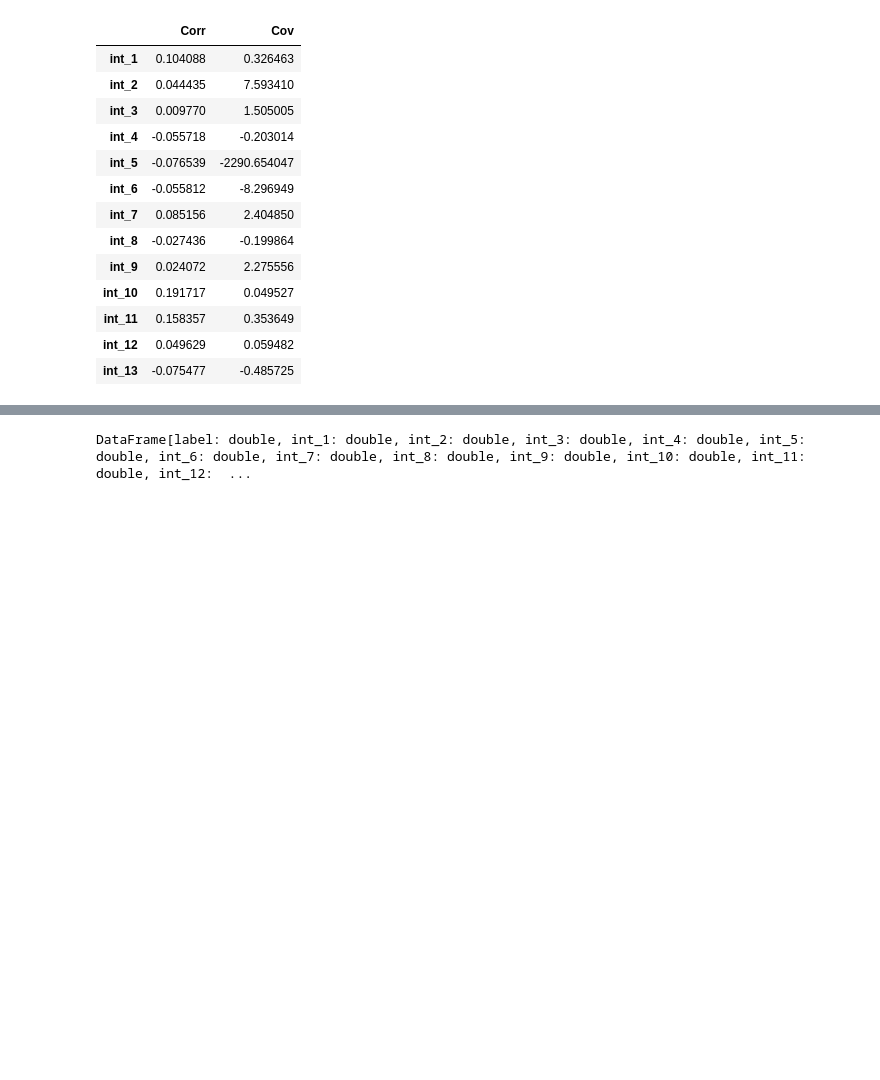
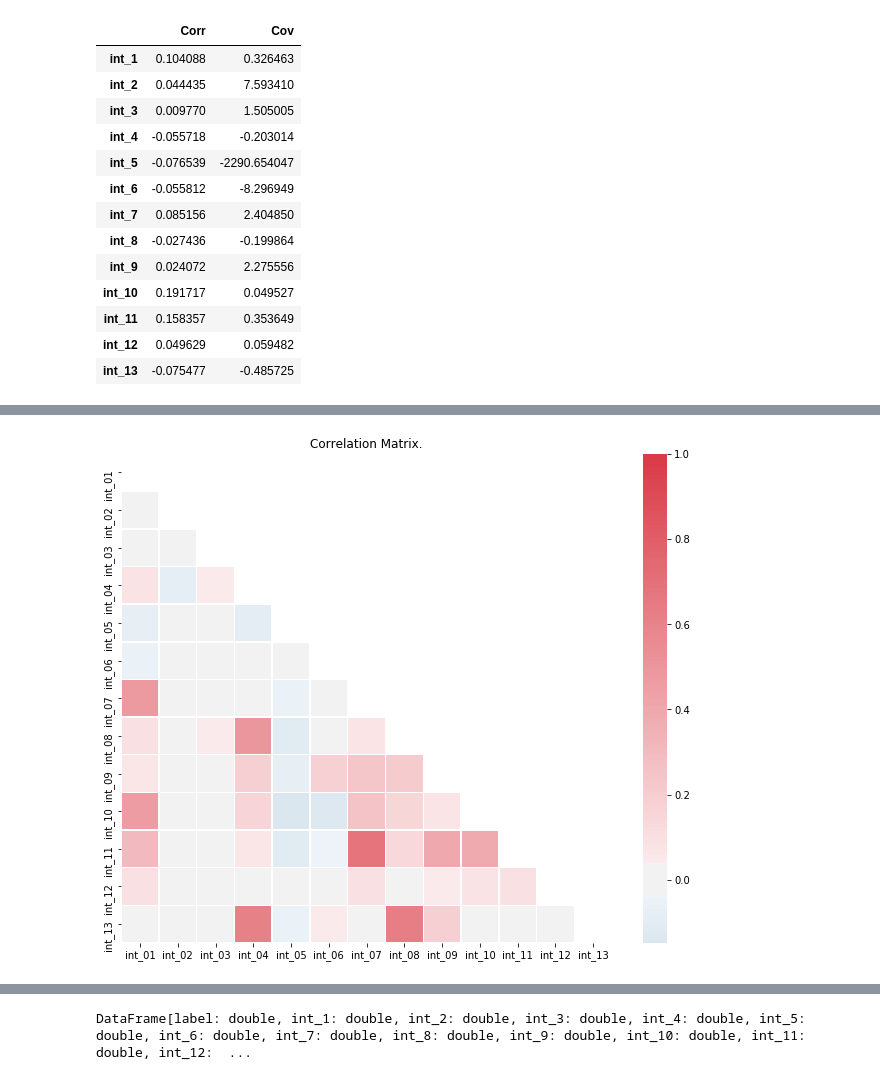
Before and after one commit to saurav-datta/click-through-rate-prediction-spark, a Jupyter notebook: W261_Final_Project-Alex_Herring-Jayanth_Srinivasa-Saurav_Datta.ipynb, the cells around one changed output, grey strips where cells are left out. Drawn from its saved outputs; the diff is of its cells as text; code cells hidden in the pictures; blank space fills up the shorter version.

```diff
--- a/W261_Final_Project-Alex_Herring-Jayanth_Srinivasa-Saurav_Datta.ipynb
+++ b/W261_Final_Project-Alex_Herring-Jayanth_Srinivasa-Saurav_Datta.ipynb
@@ -450,4 +452,15 @@ Covariance Matrix
 | int_11 | 0.304534 | 0.032760 | -0.005823 | 0.063999 | -0.115582 | -0.039072 | 0.685523 | 0.139375 | 0.403943 | 0.386369 | 1.000000 | ... |
 | int_12 | 0.092164 | -0.001294 | -0.001431 | 0.021092 | -0.020923 | -0.012915 | 0.093341 | 0.028334 | 0.045726 | 0.084908 | 0.098713 | ... |
 | int_13 | 0.005279 | -0.034543 | 0.030109 | 0.612960 | -0.054280 | 0.045574 | 0.003478 | 0.631302 | 0.192788 | 0.023659 | 0.010549 | ... |
+# %%
+# Heatmap for correlations matrix
+fig, ax = plt.subplots(figsize=(11, 9))
+mask = np.zeros_like(correlation_matrix, dtype=np.bool)
+mask[np.triu_indices_from(mask)] = True
+cmap = sns.diverging_palette(240, 10, as_cmap=True)
+sns.heatmap(correlation_matrix, mask=mask, cmap=cmap, center=0, linewidths=.5)
+plt.title("Correlation Matrix.")
+plt.show()
+# %% [output]
+[figure, added]
 # %% [markdown]
```
Also changed, not shown: parts of 29 cells of this notebook.
